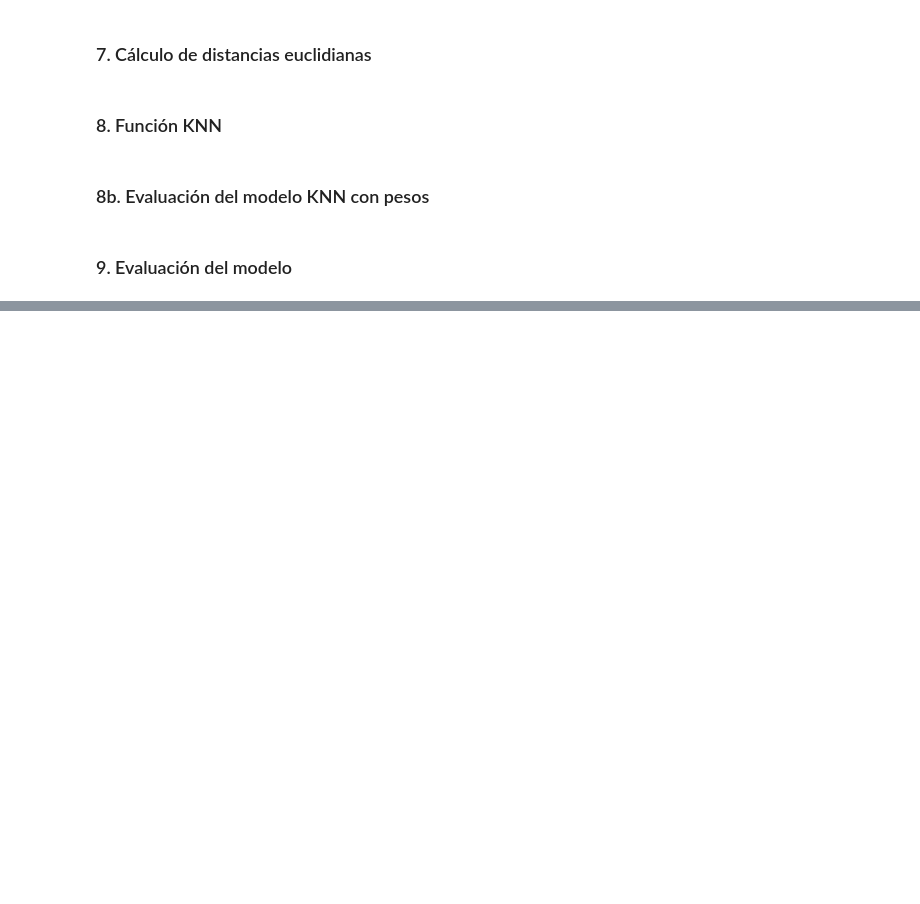
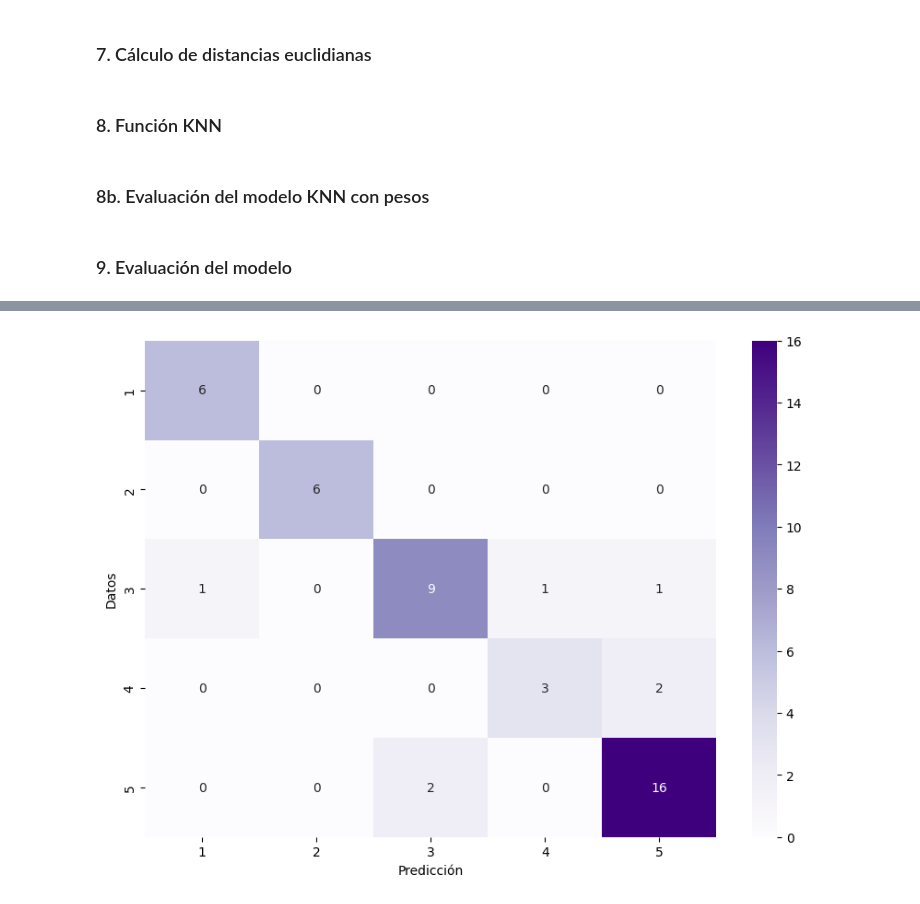
Before and after one commit to Stuestapereda/TP2, a Jupyter notebook: KNN_agus.ipynb, the cells around one changed output, grey strips where cells are left out. Drawn from its saved outputs; the diff is of its cells as text; code cells hidden in the pictures; blank space fills up the shorter version.

```diff
--- a/KNN_agus.ipynb
+++ b/KNN_agus.ipynb
@@ -13,7 +13,7 @@ from sklearn.preprocessing import StandardScaler, MinMaxScaler
 # %% [markdown]
 ### 2. Lectura de Datos
 # %%
-df_arrange = pd.read_csv("reviews_sentiment.csv", sep=';')
+df = pd.read_csv("reviews_sentiment.csv", sep=';')
 # %% [markdown]
 ### 3. Promedio de palabras por estrellas
 # %%
@@ -71,9 +72,9 @@ print(len(X_train), len(X_test))
 ### 5.5 Estandarización/Normalización de los datos
 # %%
 # Estandarización de los datos
-#scaler_standard = StandardScaler()
-#X_train = scaler_standard.fit_transform(X_train)  # Ajustar y transformar los datos de entrenamiento
-#X_test = scaler_standard.transform(X_test)  # Transformar los datos de prueba
+scaler_standard = StandardScaler()
+X_train = scaler_standard.fit_transform(X_train)  # Ajustar y transformar los datos de entrenamiento
+X_test = scaler_standard.transform(X_test)  # Transformar los datos de prueba
 
 # Normalización de los datos
 #scaler_minmax = MinMaxScaler()
@@ -225,0 +208,80 @@ Confusion Matrix:
+# %%
+# Evaluar el modelo
+print("Accuracy: ", accuracy_score(Y_test, predicciones))
+print("Precision: ", precision_score(Y_test, predicciones, average='weighted'))
+print("Recall: ", recall_score(Y_test, predicciones, average='weighted'))
+print("F1 Score: ", f1_score(Y_test, predicciones, average='weighted'))
+print("Confusion Matrix:\n", confusion_matrix(Y_test, predicciones))
+
+# make a heatmap of the confusion matrix
+import seaborn as sns
+plt.figure(figsize=(10,7))
+sns.heatmap(confusion_matrix(Y_test, predicciones), annot=True, fmt='d', cmap='Purples', xticklabels=[1, 2, 3, 4, 5], yticklabels=[1, 2, 3, 4, 5])
+plt.xlabel('Predicción')
+plt.ylabel('Datos')
+plt.show()
+# different values of k
+k_values = [1, 3, 5, 7, 9, 11, 13, 15]
+accuracies = []
+precisions = []
+recalls = []
+f1_scores = []
+
+print("Metrics for different values of k:")
+for k in k_values:
+    predicciones = []
+    for punto in X_test:
+        prediccion = knn_clasificar(X_train, Y_train, punto, k)
+        predicciones.append(prediccion)
+    accuracies.append(accuracy_score(Y_test, predicciones))
+    precisions.append(precision_score(Y_test, predicciones, average='weighted'))
+    recalls.append(recall_score(Y_test, predicciones, average='weighted'))
+    f1_scores.append(f1_score(Y_test, predicciones, average='weighted'))
+    print(f"k={k}: Accuracy={accuracies[-1]}, Precision={precisions[-1]}, Recall={recalls[-1]}, F1 Score={f1_scores[-1]}")
+
+
+# Plot the metrics for different values of k
+plt.figure(figsize=(12, 8))
+plt.plot(k_values, accuracies, marker='o', label='Accuracy')
+plt.plot(k_values, precisions, marker='o', label='Precision')
+#plt.plot(k_values, recalls, marker='o', label='Recall')
+plt.plot(k_values, f1_scores, marker='o', label='F1 Score')
+plt.xlabel('K')
+plt.ylabel('Score')
+plt.title('Métricas para diferentes valores de K')
+plt.xticks(k_values)
+plt.legend()
+plt.show()
+
+# plot the accuracy for different values of k
+#plt.figure(figsize=(10, 7))
+#plt.plot(k_values, accuracies, marker='o')
+#plt.xlabel('k')
+#plt.ylabel('Accuracy')
+#plt.title('Accuracy for different values of k')
+#plt.show()
+
+# plot the precision for different values of k
+#plt.figure(figsize=(10, 7))
+#plt.plot(k_values, precisions, marker='o')
+#plt.xlabel('k')
+#plt.ylabel('Precision')
+#plt.title('Precision for different values of k')
+#plt.show()
+
+# plot the recall for different values of k
+#plt.figure(figsize=(10, 7))
+#plt.plot(k_values, recalls, marker='o')
+#plt.xlabel('k')
+#plt.ylabel('Recall')
+#plt.title('Recall for different values of k')
+#plt.show()
+
+# plot the F1 score for different values of k
+#plt.figure(figsize=(10, 7))
+#plt.plot(k_values, f1_scores, marker='o')
+#plt.xlabel('k')
+#plt.ylabel('F1 Score')
+#plt.title('F1 Score for different values of k')
+#plt.show()
+# %% [output]
@@ -225,0 +298 @@ Confusion Matrix:
+[figure, added]
```
Also changed, not shown: parts of 5 cells of this notebook.
